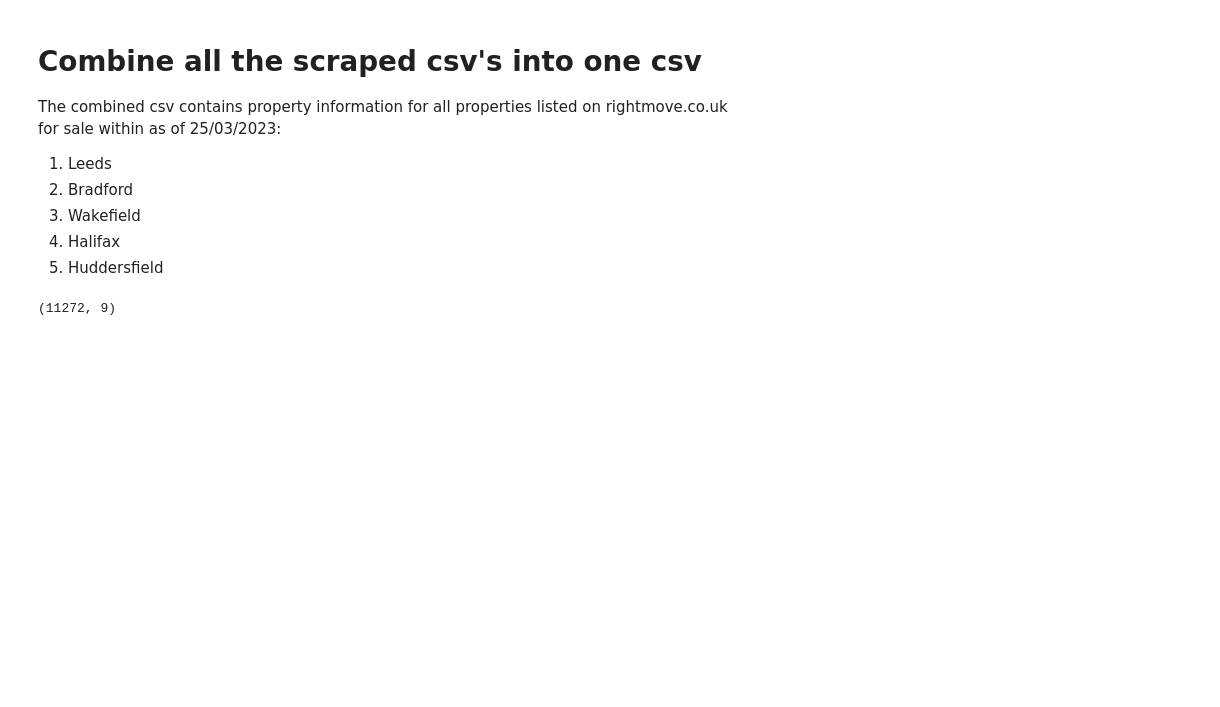
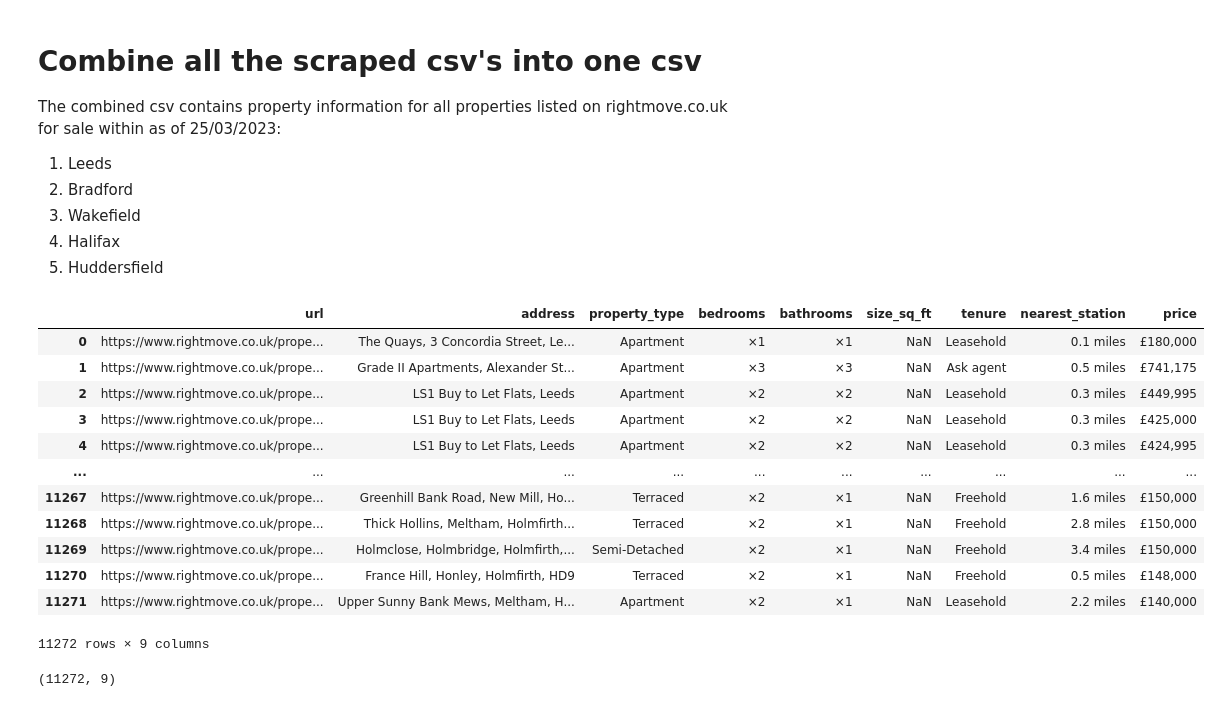
Before and after one commit to haideridris/DF-Capstone-Project, a Jupyter notebook: EDA/Cleaning_And_EDAv2.ipynb, the cells around one changed output. Saved outputs shown, nothing was run; the diff lists cells and outputs as text; code cells hidden in the pictures; blank space fills up the shorter version.

```diff
--- a/EDA/Cleaning_And_EDAv2.ipynb
+++ b/EDA/Cleaning_And_EDAv2.ipynb
@@ -38,6 +38,22 @@ The combined csv contains property information for all properties listed on righ
 # %%
 # Read in the properties from a csv
 properties = pd.read_csv('../Data/properties.csv')
+# %%
+properties
+# %% [output]
+|  | url | address | property_type | bedrooms | bathrooms | size_sq_ft | tenure | nearest_station | price |
+| 0 | https://www.rightmove.co.uk/prope... | The Quays, 3 Concordia Street, Le... | Apartment | ×1 | ×1 | NaN | Leasehold | 0.1 miles | £180,000 |
+| 1 | https://www.rightmove.co.uk/prope... | Grade II Apartments, Alexander St... | Apartment | ×3 | ×3 | NaN | Ask agent | 0.5 miles | £741,175 |
+| 2 | https://www.rightmove.co.uk/prope... | LS1 Buy to Let Flats, Leeds | Apartment | ×2 | ×2 | NaN | Leasehold | 0.3 miles | £449,995 |
+| 3 | https://www.rightmove.co.uk/prope... | LS1 Buy to Let Flats, Leeds | Apartment | ×2 | ×2 | NaN | Leasehold | 0.3 miles | £425,000 |
+| 4 | https://www.rightmove.co.uk/prope... | LS1 Buy to Let Flats, Leeds | Apartment | ×2 | ×2 | NaN | Leasehold | 0.3 miles | £424,995 |
+| ... | ... | ... | ... | ... | ... | ... | ... | ... | ... |
+| 11267 | https://www.rightmove.co.uk/prope... | Greenhill Bank Road, New Mill, Ho... | Terraced | ×2 | ×1 | NaN | Freehold | 1.6 miles | £150,000 |
+| 11268 | https://www.rightmove.co.uk/prope... | Thick Hollins, Meltham, Holmfirth... | Terraced | ×2 | ×1 | NaN | Freehold | 2.8 miles | £150,000 |
+| 11269 | https://www.rightmove.co.uk/prope... | Holmclose, Holmbridge, Holmfirth,... | Semi-Detached | ×2 | ×1 | NaN | Freehold | 3.4 miles | £150,000 |
+| 11270 | https://www.rightmove.co.uk/prope... | France Hill, Honley, Holmfirth, HD9 | Terraced | ×2 | ×1 | NaN | Freehold | 0.5 miles | £148,000 |
+| 11271 | https://www.rightmove.co.uk/prope... | Upper Sunny Bank Mews, Meltham, H... | Apartment | ×2 | ×1 | NaN | Leasehold | 2.2 miles | £140,000 |
+11272 rows × 9 columns
 # %%
 # Before any cleaning there are 11272 property listings that have been scraped
 properties.shape
```
Also changed, not shown: parts of 1 cell of this notebook, 1 other file.
